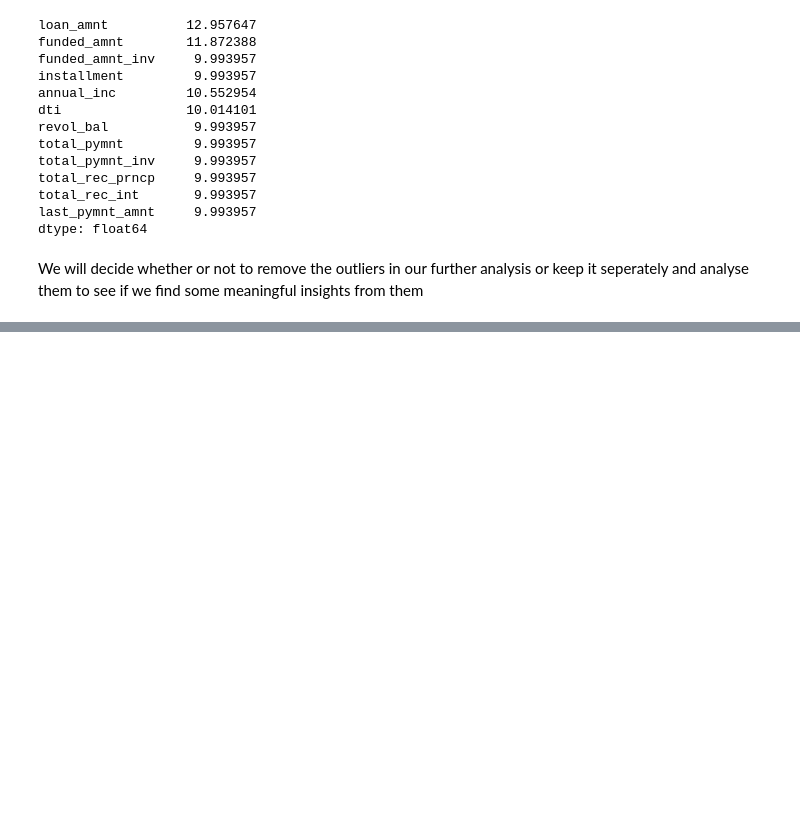
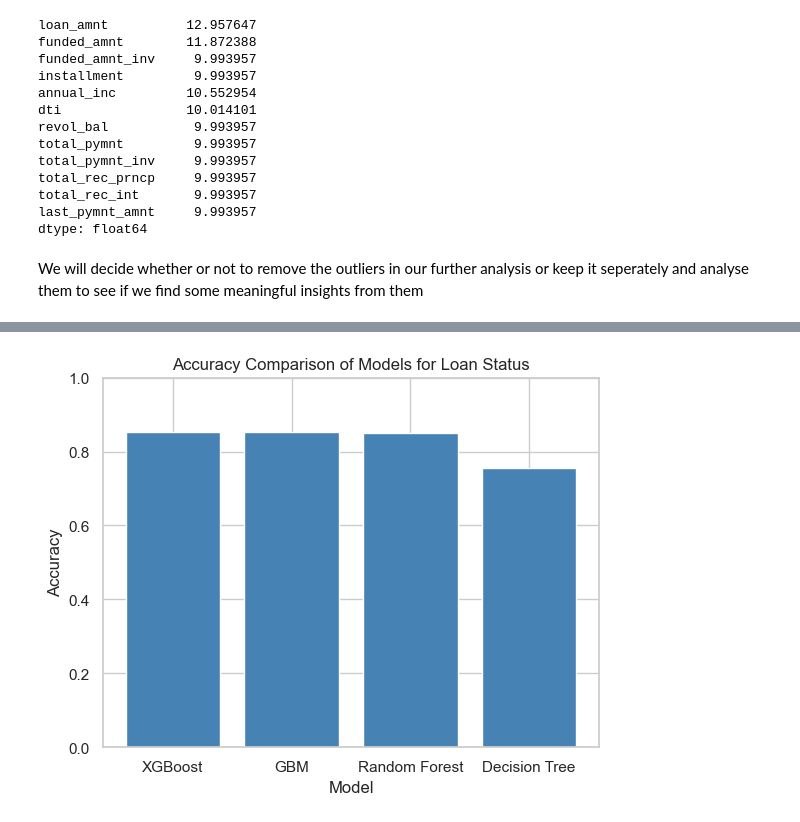
Before and after one commit to likith2201/BankLoanCaseStudy_Project, a Jupyter notebook: BankingLoanCaseStudy.ipynb, the cells around one changed output, grey strips where cells are left out. Cells and saved outputs as stored; diff of their text form; code cells hidden in the pictures; blank space fills up the shorter version.

Commit message:
Updated the ML Models

```diff
--- a/BankingLoanCaseStudy.ipynb
+++ b/BankingLoanCaseStudy.ipynb
@@ -1165,0 +1266,2 @@ We will decide whether or not to remove the outliers in our further analysis or
+# %%
+predictor['revol_util'] = predictor['revol_util'].str.rstrip('%').astype('float')
@@ -1165,0 +1277,8 @@ We will decide whether or not to remove the outliers in our further analysis or
+# %%
+from sklearn.impute import SimpleImputer
+
+imputer = SimpleImputer(strategy='mean')
+predictor = imputer.fit_transform(predictor)
+# %%
+from sklearn.model_selection import train_test_split
+X_train, X_test, y_train, y_test = train_test_split(predictor, target, test_size=0.2, random_state=42)
@@ -1165,0 +1568,22 @@ We will decide whether or not to remove the outliers in our further analysis or
+# %%
+from sklearn.ensemble import RandomForestClassifier
+from sklearn.metrics import accuracy_score, classification_report, confusion_matrix
+import matplotlib.pyplot as plt
+
+
+rf_model = RandomForestClassifier(n_estimators=100, random_state=42)
+
+
+rf_model.fit(X_train, y_train)
+
+
+y_pred_rf = rf_model.predict(X_test)
+
+
+accuracy = accuracy_score(y_test, y_pred_rf)
+conf_matrix_rf = confusion_matrix(y_test, y_pred_rf)
+classification_rep_rf = classification_report(y_test, y_pred_rf)
+
+print(f"Random Forest Accuracy: {accuracy:.4f}")
+print(f"Random Forest Confusion Matrix:\n{conf_matrix_rf}")
+print(f"Random Forest Classification Report:\n{classification_rep_rf}")
@@ -1165,0 +1699,10 @@ We will decide whether or not to remove the outliers in our further analysis or
+# %%
+
+plt.bar(comparison_table['Model'], comparison_table['Accuracy'], color='steelblue')
+plt.xlabel('Model')
+plt.ylabel('Accuracy')
+plt.title('Accuracy Comparison of Models for Loan Status')
+plt.ylim(0, 1)
+plt.show()
+# %% [output]
+[figure, added]
```
Also changed, not shown: parts of 69 cells of this notebook.
